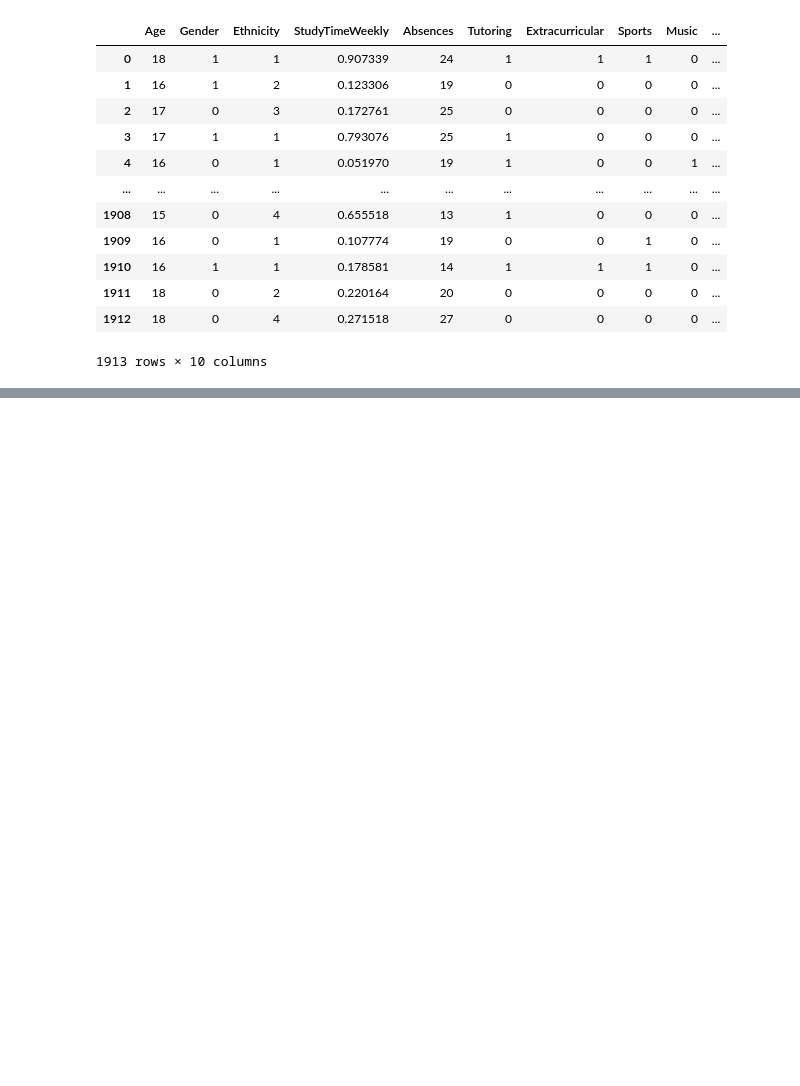
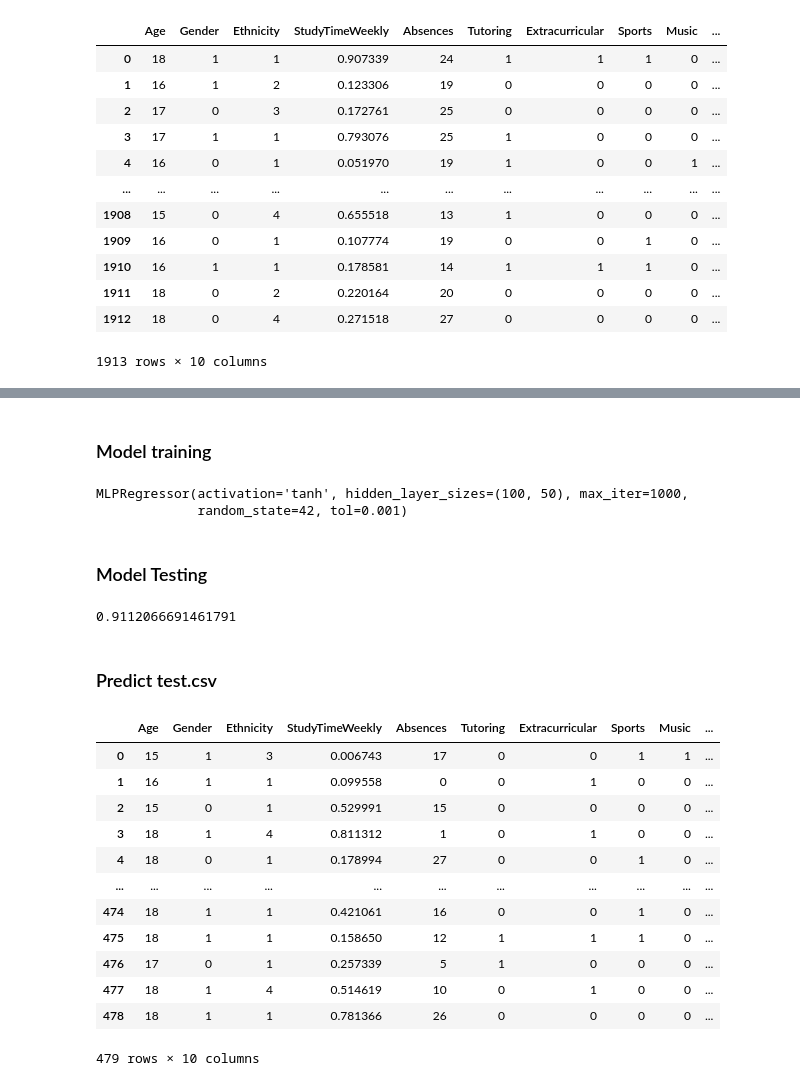
Before and after one commit to DaniaylIranMehr/GPA-Calculator, a Jupyter notebook: notebook/AVG.ipynb, the cells around one changed output, grey strips where cells are left out. Saved outputs shown, nothing was run; the diff lists cells and outputs as text; code cells hidden in the pictures; blank space fills up the shorter version.

Commit message:
Trained Model

```diff
--- a/notebook/AVG.ipynb
+++ b/notebook/AVG.ipynb
@@ -50,7 +43,7 @@ from sklearn.preprocessing import MinMaxScaler
 # %% [markdown]
 ### Load Dataset
 # %%
-dfTest = pd.read_csv(r"C:/Users/LenOvO/AIM/Quera/avg/data/train.csv", index_col = 0)
+dfTest = pd.read_csv(r"C:/Users/LenOvO/AIM/Quera/avg/data/test.csv")
 dfTrain = pd.read_csv(r"C:/Users/LenOvO/AIM/Quera/avg/data/train.csv")
 # %% [markdown]
 ### Data processing
@@ -102,2 +102,48 @@ X_train
 # %%
 x_train,x_test,y_train,y_test = train_test_split(X_train,y_train,test_size=0.3,random_state=42)
+# %% [markdown]
+### Model training
+# %%
+model = MLPRegressor(hidden_layer_sizes=(100, 50), max_iter=1000, learning_rate_init=0.001, random_state=42,activation='tanh',tol=0.001)
+model.fit(x_train,y_train)
+# %% [output]
+MLPRegressor(activation='tanh', hidden_layer_sizes=(100, 50), max_iter=1000,
+             random_state=42, tol=0.001)
+# %% [markdown]
+### Model Testing
+# %%
+from sklearn.metrics import r2_score
+y_pred = model.predict(x_test)
+r2_score(y_test, y_pred)
+# %% [output]
+0.9112066691461791
+# %% [markdown]
+### Predict test.csv
+# %%
+x_test_final = dfTest
+x_test_final = x_test_final.drop(columns=["ParentalSupport","ParentalEducation"])
+x_test_final = x_test_final.drop(columns=["StudentID"])
+
+Ethnicity_dic = {"Caucasian" : 1,
+                 "Other" : 2,
+                 "Asian" : 3,
+                 "African American" : 4,}
+x_test_final["Ethnicity"] = x_test_final["Ethnicity"].map(Ethnicity_dic)
+
+scaler = MinMaxScaler(feature_range=(0, 1))
+x_test_final["StudyTimeWeekly"] = scaler.fit_transform(x_test_final[["StudyTimeWeekly"]])
+x_test_final
+# %% [output]
+|  | Age | Gender | Ethnicity | StudyTimeWeekly | Absences | Tutoring | Extracurricular | Sports | Music | ... |
+| 0 | 15 | 1 | 3 | 0.006743 | 17 | 0 | 0 | 1 | 1 | ... |
+| 1 | 16 | 1 | 1 | 0.099558 | 0 | 0 | 1 | 0 | 0 | ... |
+| 2 | 15 | 0 | 1 | 0.529991 | 15 | 0 | 0 | 0 | 0 | ... |
+| 3 | 18 | 1 | 4 | 0.811312 | 1 | 0 | 1 | 0 | 0 | ... |
+| 4 | 18 | 0 | 1 | 0.178994 | 27 | 0 | 0 | 1 | 0 | ... |
+| ... | ... | ... | ... | ... | ... | ... | ... | ... | ... | ... |
+| 474 | 18 | 1 | 1 | 0.421061 | 16 | 0 | 0 | 1 | 0 | ... |
+| 475 | 18 | 1 | 1 | 0.158650 | 12 | 1 | 1 | 1 | 0 | ... |
+| 476 | 17 | 0 | 1 | 0.257339 | 5 | 1 | 0 | 0 | 0 | ... |
+| 477 | 18 | 1 | 4 | 0.514619 | 10 | 0 | 1 | 0 | 0 | ... |
+| 478 | 18 | 1 | 1 | 0.781366 | 26 | 0 | 0 | 0 | 0 | ... |
+479 rows × 10 columns
```
Also changed, not shown: parts of 10 cells of this notebook, 2 other files.
